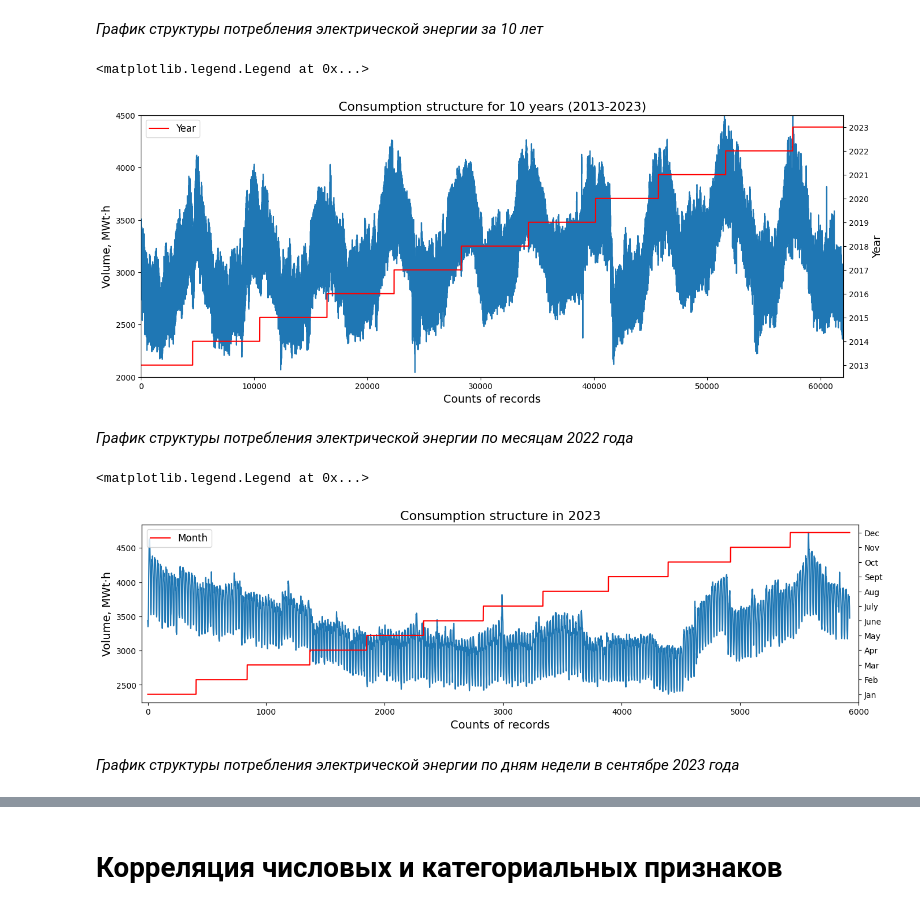
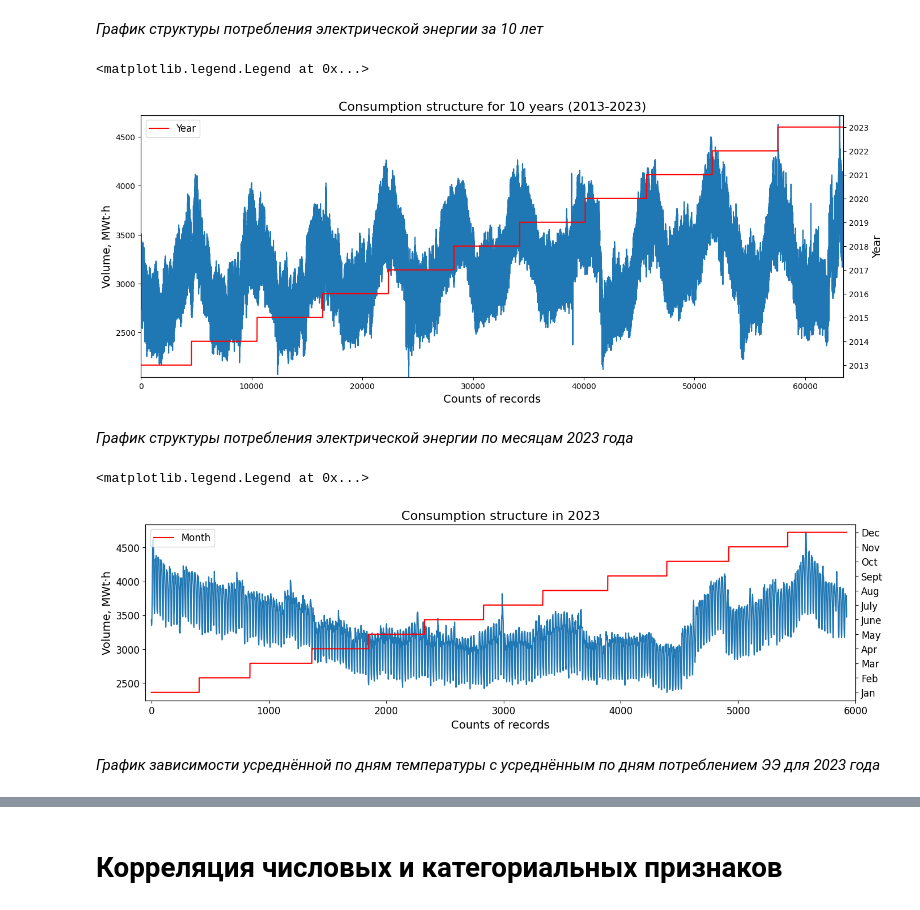
Before and after one commit to caapel/ForecastPowerEnergy, a Jupyter notebook: volume_energy_analisys(2023) XGBoost.ipynb, the cells around one changed output, grey strips where cells are left out. Saved outputs shown, nothing was run; the diff lists cells and outputs as text; code cells hidden in the pictures.

```diff
--- a/volume_energy_analisys(2023) XGBoost.ipynb
+++ b/volume_energy_analisys(2023) XGBoost.ipynb
@@ -41,7 +43,9 @@ t = {'ё': 'yo', 'а': 'a', 'б': 'b', 'в': 'v', 'г': 'g', 'д': 'd', 'е': 'e
      'з': 'z', 'и': 'i', 'й': 'y', 'к': 'k', 'л': 'l', 'м': 'm', 'н': 'n', 'о': 'o', 'п': 'p',
      'р': 'r', 'с': 's', 'т': 't', 'у': 'u', 'ф': 'f', 'х': 'h', 'ц': 'c', 'ч': 'ch', 'ш': 'sh',
      'щ': 'shch', 'ъ': '', 'ы': 'y', 'ь': '', 'э': 'e', 'ю': 'yu', 'я': 'ya'}
-def translate(text: str, sep = '_'):
+
+
+def translate(text: str, sep='_'):
     tx = ''
     for i in text:
         if i != ' ':
@@ -49,6 +53,7 @@ def translate(text: str, sep = '_'):
         else:
             tx += sep
     return tx
+
 
 valid_data = {}
 with open('index.html', 'r', encoding='utf-8') as file:
@@ -58,19 +63,23 @@ soup = BeautifulSoup(src, 'html.parser')
 anch = soup.find_all('a')
 
 for item in anch:
-    valid_data[item.text] = item.get('href')[item.get('href').find('_', 36)+1:item.get('href').rfind('_')-5]
+    valid_data[item.text] = item.get('href')[item.get(
+        'href').find('_', 36)+1:item.get('href').rfind('_')-5]
+
+
 def get_data():
-    key = input('\n'.join(valid_data.keys()) + '\n')
+    #key = input('\n'.join(valid_data.keys()) + '\n')
+    key = 'Республика Татарстан'
     tr_key = translate(key.lower())
     if not os.path.exists(f'./{tr_key.capitalize()}'):
         os.mkdir(f'./{tr_key.capitalize()}')
-    for i in range(2013, 2024):
+    for i in range(2013, datetime.now().year + 1):
         for j in range(1, 13):
             req = requests.get(
-                url = f'https://www.atsenergo.ru/dload/fact_region/{i}{j:02}01/{i}{j:02}01_{valid_data[key]}_fact_region.xls',
+                url=f'https://www.atsenergo.ru/dload/fact_region/{i}{j:02}01/{i}{j:02}01_{valid_data[key]}_fact_region.xls',
                 headers=headers,
                 verify=False
-                )
+            )
             if req.status_code == 404:
                 continue
             try:
@@ -81,11 +90,12 @@ def get_data():
                 print(ex)
     return transformation_data(tr_key)
 
+
 def transformation_data(key):
     for adress, dirs, files in os.walk(f'./{key.capitalize()}'):
         for name in files:
             url = os.path.join(adress, name)
-            df= pd.read_excel(url, index_col=False)
+            df = pd.read_excel(url, index_col=False)
             if pd.isna(df.iloc[-1, 1]):
                 df = df.iloc[6:-3]
             else:
@@ -106,6 +116,7 @@ def transformation_data(key):
             os.remove(url)
     return result_dataframe(key)
 
+
 def result_dataframe(key):
     files_url = []
     result = pd.DataFrame()
@@ -230,38 +279,30 @@ df_test
 # %% [markdown]
 *График структуры потребления электрической энергии за 10 лет*
 # %%
-'''df[['Volume']].plot(figsize=(16,6),
-                    title='Сonsumption structure for 10 years (2013-2023)',
-                    xlim=(0, 62000), ylim=(2000, 4500),
-                    xlabel='Counts of records',
-                    ylabel='Volume, kWt·h',
-                    legend=None,
-                    grid=True)'''
-
 fig, df_volume = plt.subplots(figsize=(16,6))
 df_year = df_volume.twinx()
 
-df_volume.plot(df['Volume'], label='Volume')
-df_year.plot(df['Year'], label='Year', color='r')
+df_volume.plot(df_general['Volume'], label='Volume')
+df_year.plot(df_general['Year'], label='Year', color='red')
 
 plt.rcParams['font.size'] = '12'
 
-df_volume.set_xlim(0, 62000)  #  поправить параметры при изменении периода исследования
-df_volume.set_ylim(2000, 4500)  #  поправить параметры при смене региона
+df_volume.set_xlim(0, df_general.shape[0])  #  поправить параметры при изменении периода исследования
+df_volume.set_ylim(df_general['Volume'].min(), df_general['Volume'].max())  # диапазон 'volume' от min до max
 df_volume.set_ylabel('Volume, MWt·h', fontsize = 14)
 df_volume.set_xlabel('Counts of records', fontsize = 14)
 df_year.set_ylabel('Year', fontsize = 14)
 df_year.yaxis.set_major_locator(ticker.MultipleLocator(1.00))
 
 plt.title('Сonsumption structure for 10 years (2013-2023)', fontsize = 16)
 plt.legend()
 # %% [output]
 <matplotlib.legend.Legend at 0x...>
-[figure, old version]
+[figure, new version]
 # %% [markdown]
-*График структуры потребления электрической энергии по месяцам 2022 года*
+*График структуры потребления электрической энергии по месяцам 2023 года*
 # %%
-df_last_year = df[df['Year'] == 2023]
+df_last_year = df_general[df_general['Year'] == datetime.now().year - 1]
 df_last_year.reset_index(drop=True, inplace=True)
 
 fig, df_volume = plt.subplots(figsize=(16,4))
@@ -275,13 +316,13 @@ plt.rcParams['font.size'] = '12'
 df_volume.set_xlim(-50, 6000)
 df_volume.set_ylabel('Volume, MWt·h', fontsize = 14)
 df_volume.set_xlabel('Counts of records', fontsize = 14)
-df_month.yaxis.set_major_locator(ticker.FixedLocator([1, 2, 3, 4, 5, 6, 7, 8, 9, 10, 11, 12]))
+df_month.yaxis.set_major_locator(ticker.FixedLocator([i for i in range(1, 13)]))
 df_month.yaxis.set_major_formatter(ticker.FixedFormatter(['Jan', 'Feb', 'Mar', 'Apr', 'May', 'June', 'July', 'Aug', 'Sept', 'Oct', 'Nov', 'Dec']))
 
 plt.title('Сonsumption structure in 2023', fontsize = 16)
 plt.legend()
 # %% [output]
 <matplotlib.legend.Legend at 0x...>
-[figure, old version]
+[figure, new version]
 # %% [markdown]
-*График структуры потребления электрической энергии по дням недели в сентябре 2023 года*
+*График зависимости усреднённой по дням температуры с усреднённым по дням потреблением ЭЭ для 2023 года*
```
Also changed, not shown: parts of 34 cells of this notebook, 1 other file.
